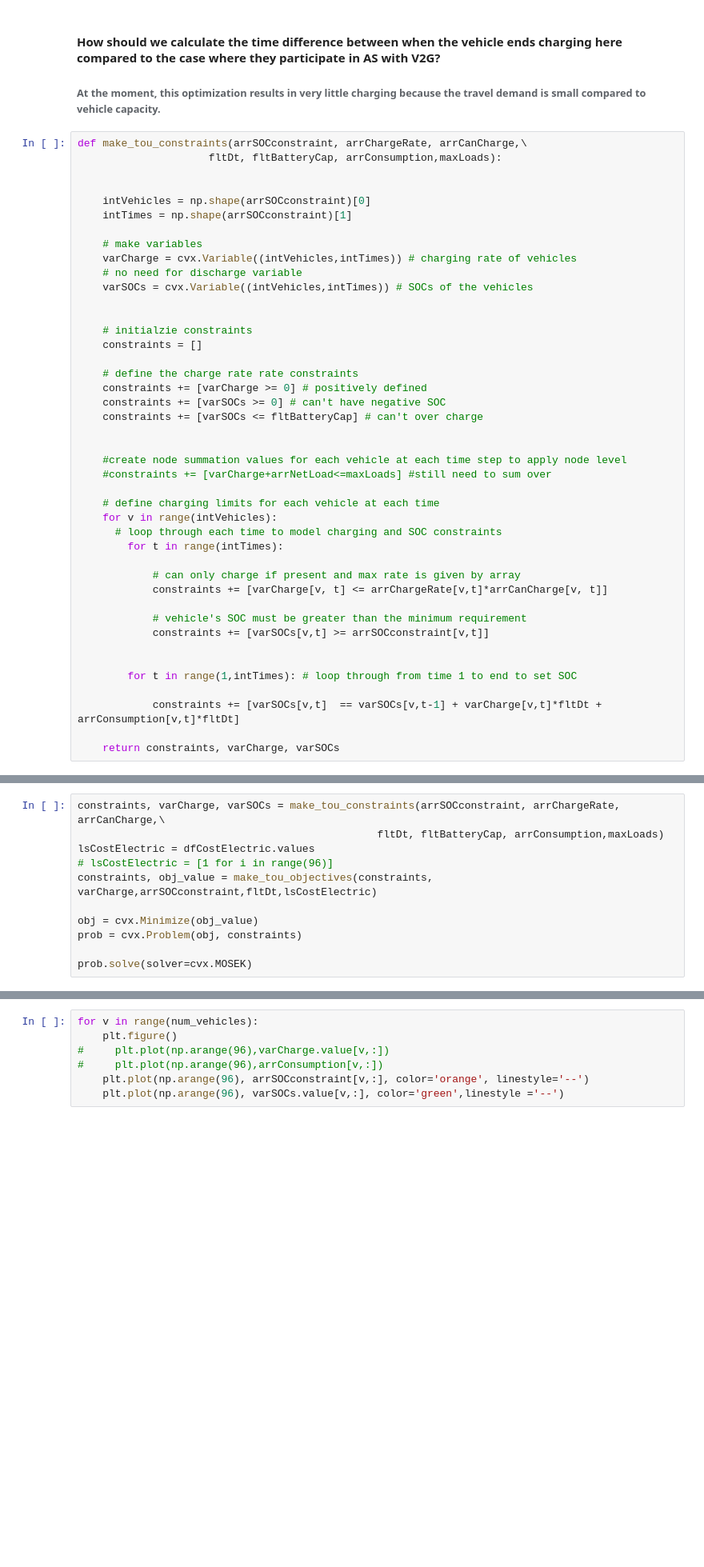
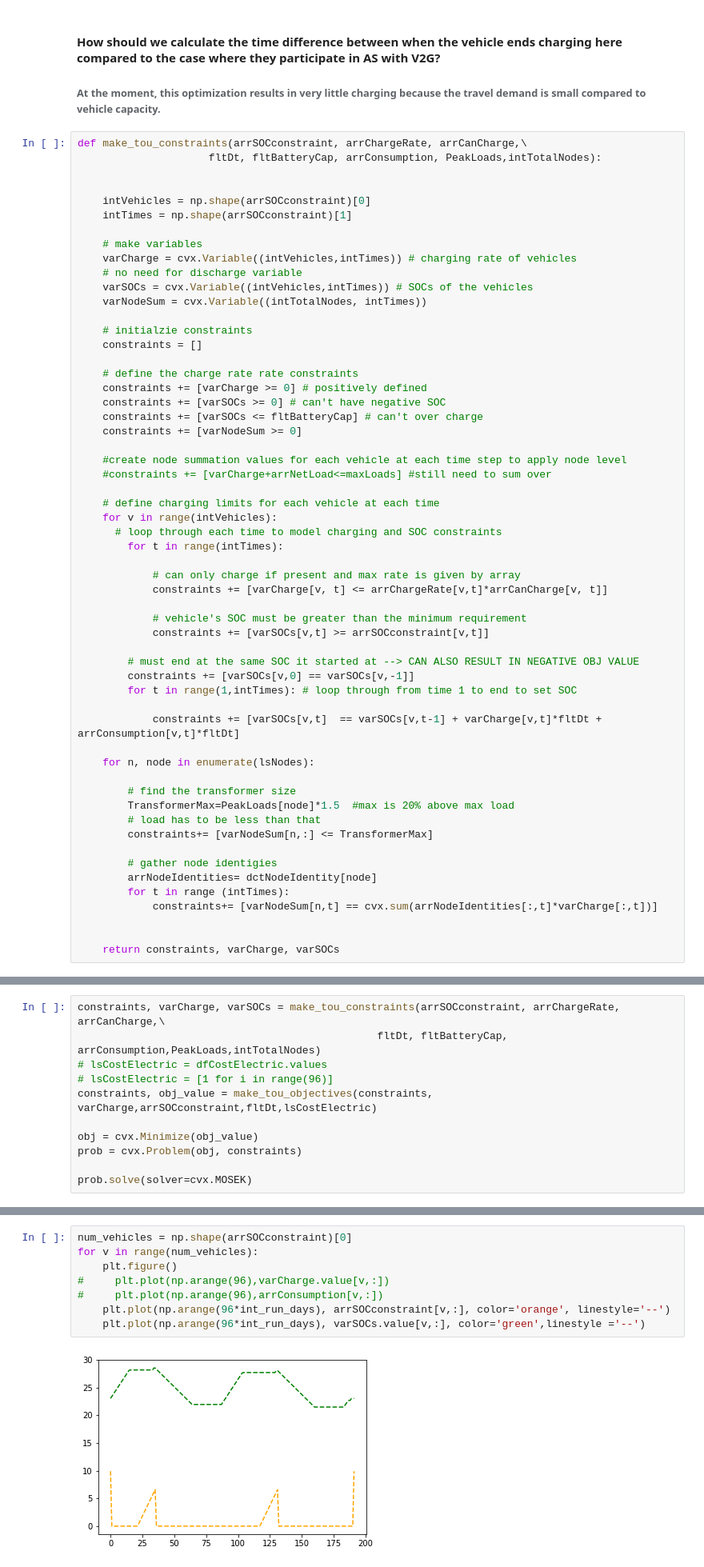
Before and after one commit to evgaston/BatterySystems, a Jupyter notebook: Simulation_Creation_111519.ipynb, the cells around one changed output, grey strips where cells are left out. Shown: that part at 80% size. Drawn from its saved outputs; the diff is of its cells as text; blank space fills up the shorter version.

```diff
--- a/Simulation_Creation_111519.ipynb
+++ b/Simulation_Creation_111519.ipynb
@@ -729,7 +730,7 @@ for ind in range(int_run_days-1):
 ###### At the moment, this optimization results in very little charging because the travel demand is small compared to vehicle capacity.
 # %%
 def make_tou_constraints(arrSOCconstraint, arrChargeRate, arrCanCharge,\
-                     fltDt, fltBatteryCap, arrConsumption,maxLoads):
+                     fltDt, fltBatteryCap, arrConsumption, PeakLoads,intTotalNodes):
 
 
     intVehicles = np.shape(arrSOCconstraint)[0]
@@ -739,7 +740,7 @@ def make_tou_constraints(arrSOCconstraint, arrChargeRate, arrCanCharge,\
     varCharge = cvx.Variable((intVehicles,intTimes)) # charging rate of vehicles
     # no need for discharge variable
     varSOCs = cvx.Variable((intVehicles,intTimes)) # SOCs of the vehicles
-
+    varNodeSum = cvx.Variable((intTotalNodes, intTimes))
 
     # initialzie constraints
     constraints = []
@@ -748,7 +749,7 @@ def make_tou_constraints(arrSOCconstraint, arrChargeRate, arrCanCharge,\
     constraints += [varCharge >= 0] # positively defined
     constraints += [varSOCs >= 0] # can't have negative SOC
     constraints += [varSOCs <= fltBatteryCap] # can't over charge
-
+    constraints += [varNodeSum >= 0]
 
     #create node summation values for each vehicle at each time step to apply node level
     #constraints += [varCharge+arrNetLoad<=maxLoads] #still need to sum over
@@ -764,11 +765,25 @@ def make_tou_constraints(arrSOCconstraint, arrChargeRate, arrCanCharge,\
             # vehicle's SOC must be greater than the minimum requirement
             constraints += [varSOCs[v,t] >= arrSOCconstraint[v,t]]
 
-
+        # must end at the same SOC it started at --> CAN ALSO RESULT IN NEGATIVE OBJ VALUE
+        constraints += [varSOCs[v,0] == varSOCs[v,-1]]
         for t in range(1,intTimes): # loop through from time 1 to end to set SOC
 
             constraints += [varSOCs[v,t]  == varSOCs[v,t-1] + varCharge[v,t]*fltDt + arrConsumption[v,t]*fltDt]
 
+    for n, node in enumerate(lsNodes):
+
+        # find the transformer size
+        TransformerMax=PeakLoads[node]*1.5  #max is 20% above max load
+        # load has to be less than that
+        constraints+= [varNodeSum[n,:] <= TransformerMax]
+
+        # gather node identigies
+        arrNodeIdentities= dctNodeIdentity[node]
+        for t in range (intTimes):
+            constraints+= [varNodeSum[n,t] == cvx.sum(arrNodeIdentities[:,t]*varCharge[:,t])]
+
+
     return constraints, varCharge, varSOCs
 # %%
 def make_tou_objectives(constraints, varCharge,arrSOCconstraint,fltDt,lsCostElectric):
@@ -788,8 +803,8 @@ def make_tou_objectives(constraints, varCharge,arrSOCconstraint,fltDt,lsCostElec
     return constraints, obj_value
 # %%
 constraints, varCharge, varSOCs = make_tou_constraints(arrSOCconstraint, arrChargeRate, arrCanCharge,\
-                                                fltDt, fltBatteryCap, arrConsumption,maxLoads)
-lsCostElectric = dfCostElectric.values
+                                                fltDt, fltBatteryCap, arrConsumption,PeakLoads,intTotalNodes)
+# lsCostElectric = dfCostElectric.values
 # lsCostElectric = [1 for i in range(96)]
 constraints, obj_value = make_tou_objectives(constraints, varCharge,arrSOCconstraint,fltDt,lsCostElectric)
 
@@ -800,7 +817,10 @@ prob.solve(solver=cvx.MOSEK)
 # %%
+num_vehicles = np.shape(arrSOCconstraint)[0]
 for v in range(num_vehicles):
     plt.figure()
 #     plt.plot(np.arange(96),varCharge.value[v,:])
 #     plt.plot(np.arange(96),arrConsumption[v,:])
-    plt.plot(np.arange(96), arrSOCconstraint[v,:], color='orange', linestyle='--')
-    plt.plot(np.arange(96), varSOCs.value[v,:], color='green',linestyle ='--')
+    plt.plot(np.arange(96*int_run_days), arrSOCconstraint[v,:], color='orange', linestyle='--')
+    plt.plot(np.arange(96*int_run_days), varSOCs.value[v,:], color='green',linestyle ='--')
+# %% [output]
+[figure, added]
```
Also changed, not shown: parts of 8 cells of this notebook.
